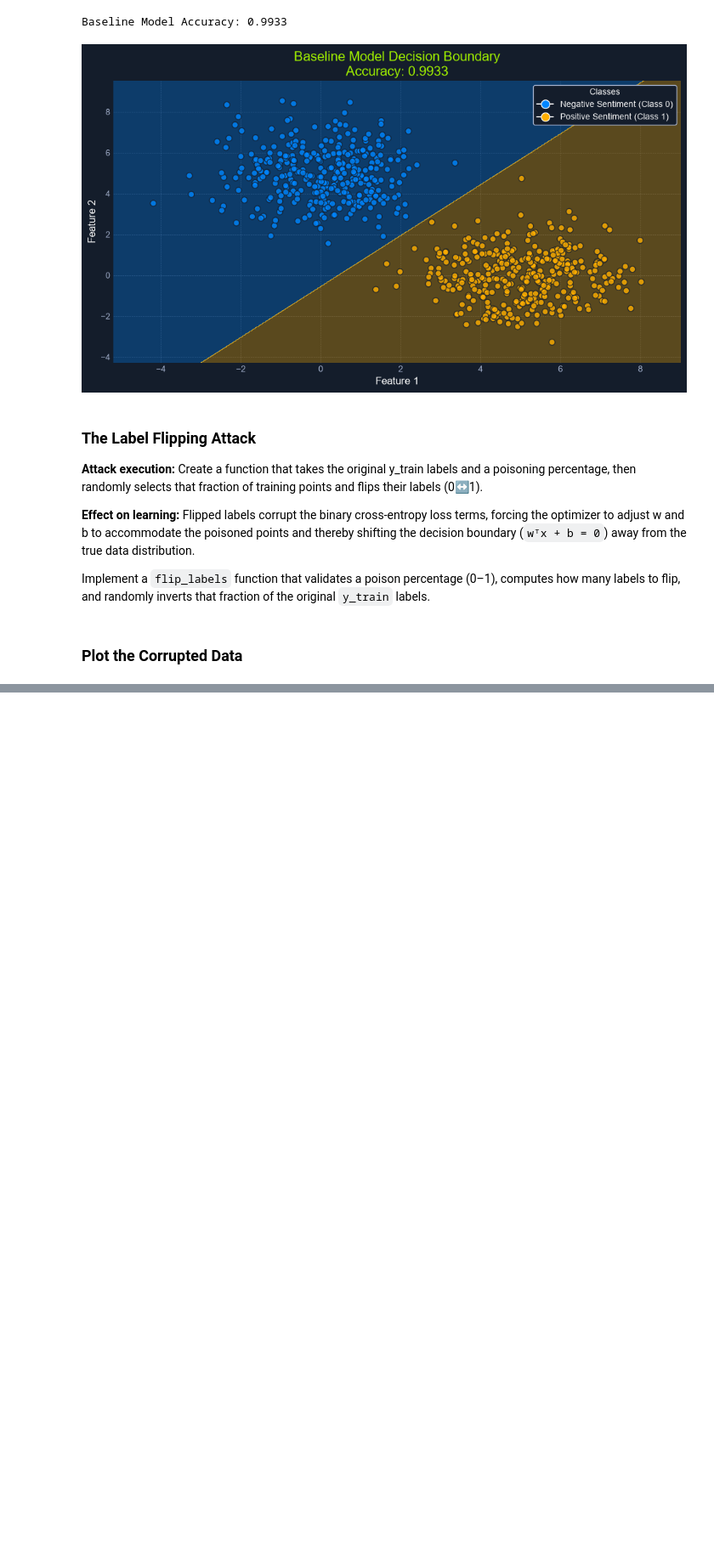
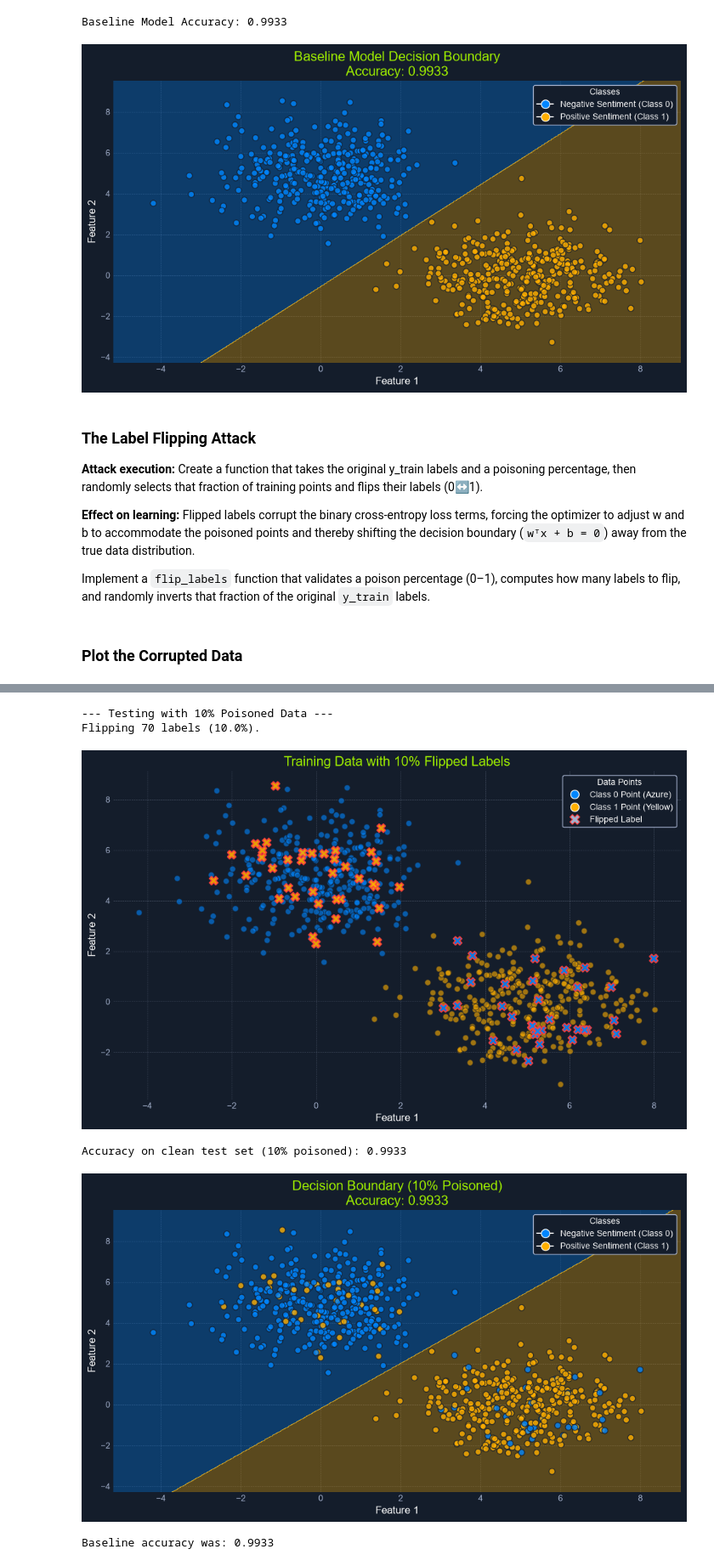
Before and after one commit to moe-naj/htb_ai_red_teamer, a Jupyter notebook: 003_ai_data_attacks/label_attacks/label_attacks.ipynb, the cells around one changed output, grey strips where cells are left out. Shown at 85% size. Cells and saved outputs as stored; diff of their text form; code cells hidden in the pictures; blank space fills up the shorter version.

Commit message:
label flipping exercise

```diff
--- a/003_ai_data_attacks/label_attacks/label_attacks.ipynb
+++ b/003_ai_data_attacks/label_attacks/label_attacks.ipynb
@@ -387,0 +391,78 @@ def plot_poisoned_data(
+# %%
+results = {
+    "percentage": [],
+    "accuracy": [],
+    "model": [],
+    "y_train_poisoned": [],
+    "flipped_indices": [],
+}
+decision_boundaries_data = []  # To store data for the combined plot
+
+# Add baseline results first
+results["percentage"].append(0.0)
+results["accuracy"].append(baseline_accuracy)
+results["model"].append(baseline_model)
+results["y_train_poisoned"].append(y_train.copy())
+results["flipped_indices"].append(np.array([], dtype=int))
+
+# Calculate meshgrid once for all boundary plots
+h = 0.02  # Step size in the mesh
+x_min, x_max = X_train[:, 0].min() - 1, X_train[:, 0].max() + 1
+y_min, y_max = X_train[:, 1].min() - 1, X_train[:, 1].max() + 1
+xx, yy = np.meshgrid(np.arange(x_min, x_max, h), np.arange(y_min, y_max, h))
+mesh_points = np.c_[xx.ravel(), yy.ravel()]
+
+# Perform 10% Poisoning
+poison_percentage_10 = 0.10
+print(f"\n--- Testing with {poison_percentage_10 * 100:.0f}% Poisoned Data ---")
+
+# Create 10% Poisoned Data
+y_train_poisoned_10, flipped_indices_10 = flip_labels(y_train, poison_percentage_10)
+
+# Visualize 10% Poisoned Data
+plot_poisoned_data(
+    X_train,
+    y_train,
+    y_train_poisoned_10,
+    flipped_indices_10,
+    title=f"Training Data with {poison_percentage_10 * 100:.0f}% Flipped Labels",
+)
+
+# Train Model on 10% Poisoned Data
+model_10_percent = LogisticRegression(random_state=SEED)
+model_10_percent.fit(X_train, y_train_poisoned_10)  # Train with original X, poisoned y
+
+# Evaluate on Clean Test Data
+y_pred_10_percent = model_10_percent.predict(X_test)
+accuracy_10_percent = accuracy_score(y_test, y_pred_10_percent)
+print(f"Accuracy on clean test set (10% poisoned): {accuracy_10_percent:.4f}")
+
+# Store Results
+results["percentage"].append(poison_percentage_10)
+results["accuracy"].append(accuracy_10_percent)
+results["model"].append(model_10_percent)
+results["y_train_poisoned"].append(y_train_poisoned_10)
+results["flipped_indices"].append(flipped_indices_10)
+
+# Visualize Decision Boundary
+plot_decision_boundary(
+    model_10_percent,
+    X_train,
+    y_train_poisoned_10,  # Visualize boundary with poisoned labels shown
+    title=f"Decision Boundary ({poison_percentage_10 * 100:.0f}% Poisoned)\nAccuracy: {accuracy_10_percent:.4f}",
+)
+
+# Store decision boundary prediction for combined plot
+Z_10 = model_10_percent.predict(mesh_points)
+Z_10 = Z_10.reshape(xx.shape)
+decision_boundaries_data.append({"percentage": poison_percentage_10, "Z": Z_10})
+print(
+    f"Baseline accuracy was: {baseline_accuracy:.4f}"
+)  # Print baseline for comparison
+# %% [output]
+--- Testing with 10% Poisoned Data ---
+Flipping 70 labels (10.0%).
+[figure, added]
+Accuracy on clean test set (10% poisoned): 0.9933
+[figure, added]
+Baseline accuracy was: 0.9933
```
Also changed, not shown: parts of 9 cells of this notebook, 2 other files.
